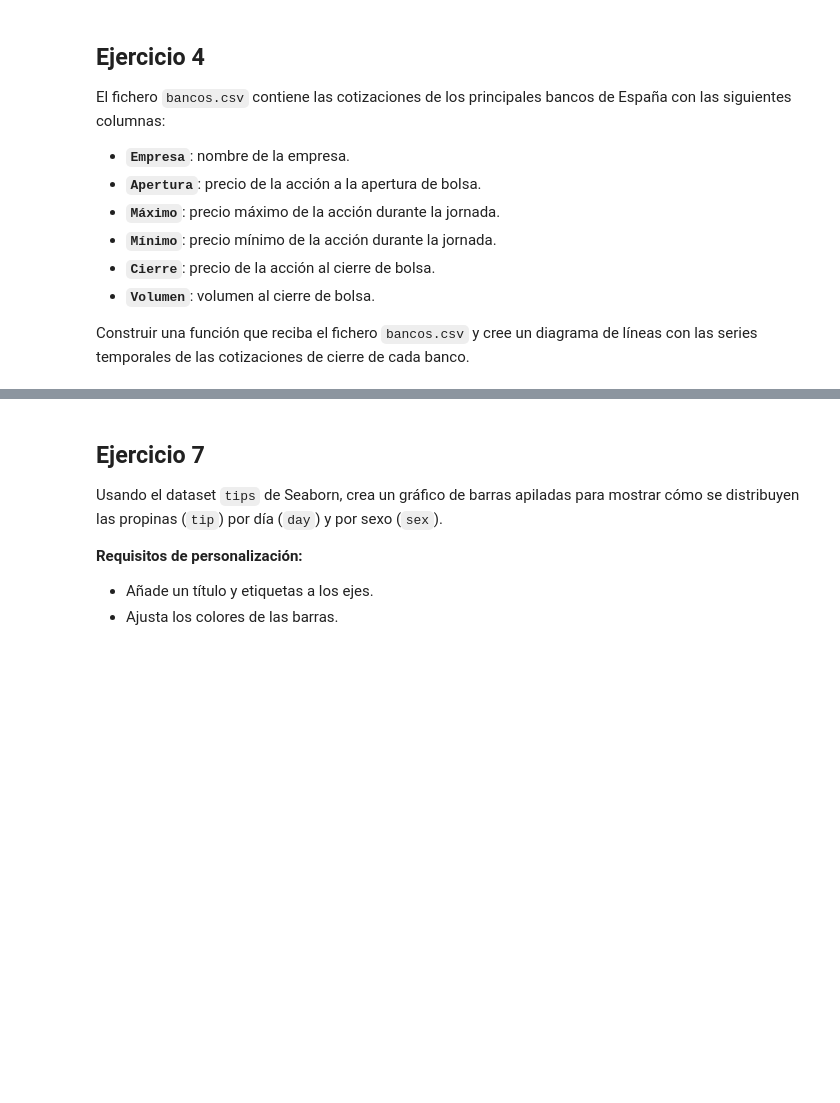
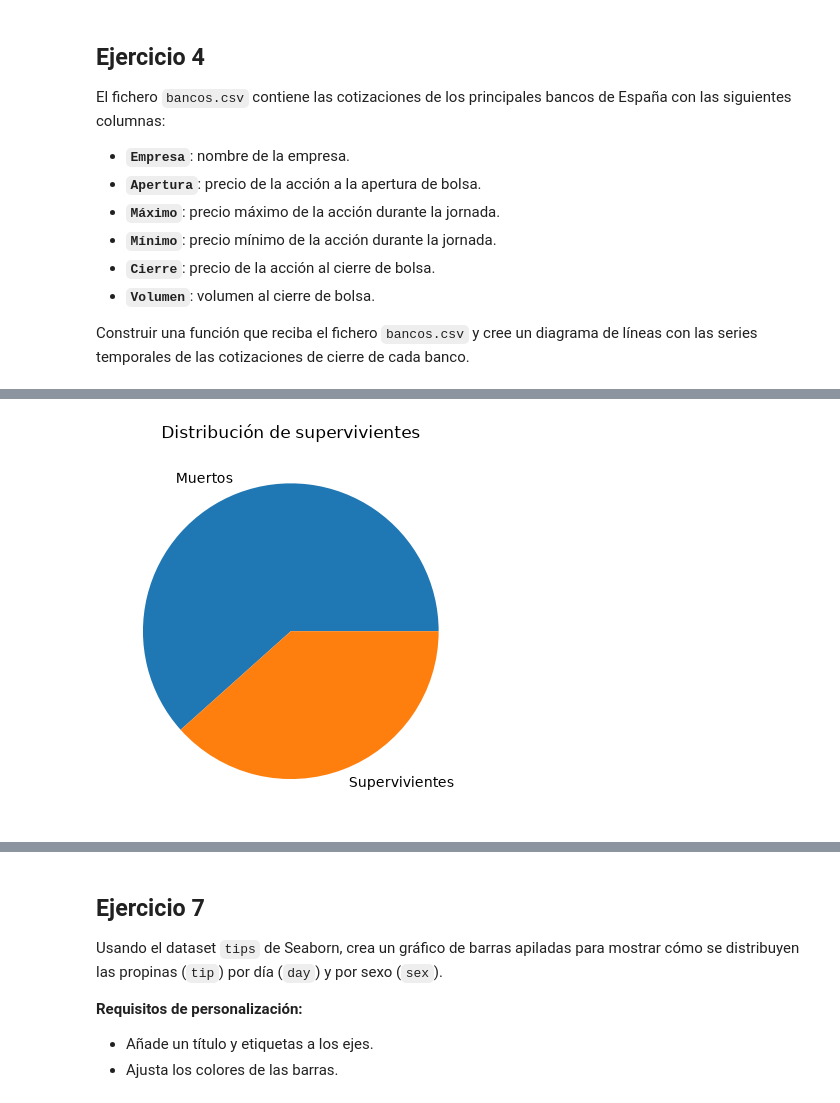
Before and after one commit to Manuel-Avecilla/PIA-MIA, a Jupyter notebook: matplotlib/Ejercicios_con_Matplotlib.ipynb, the cells around one changed output, grey strips where cells are left out. Saved outputs shown, nothing was run; the diff lists cells and outputs as text; code cells hidden in the pictures; blank space fills up the shorter version.

```diff
--- a/matplotlib/Ejercicios_con_Matplotlib.ipynb
+++ b/matplotlib/Ejercicios_con_Matplotlib.ipynb
@@ -83,0 +108,10 @@ Construir una función que reciba el fichero `bancos.csv` y cree un diagrama de
+# %%
+df_titanic = pd.read_csv('titanic.csv')
+
+fig, ax = plt.subplots()
+
+df_titanic.Survived.value_counts().plot(kind = "pie", labels = ["Muertos", "Supervivientes"], title = "Distribución de supervivientes")
+
+plt.show()
+# %% [output]
+[figure, added]
```
Also changed, not shown: parts of 28 cells of this notebook.
